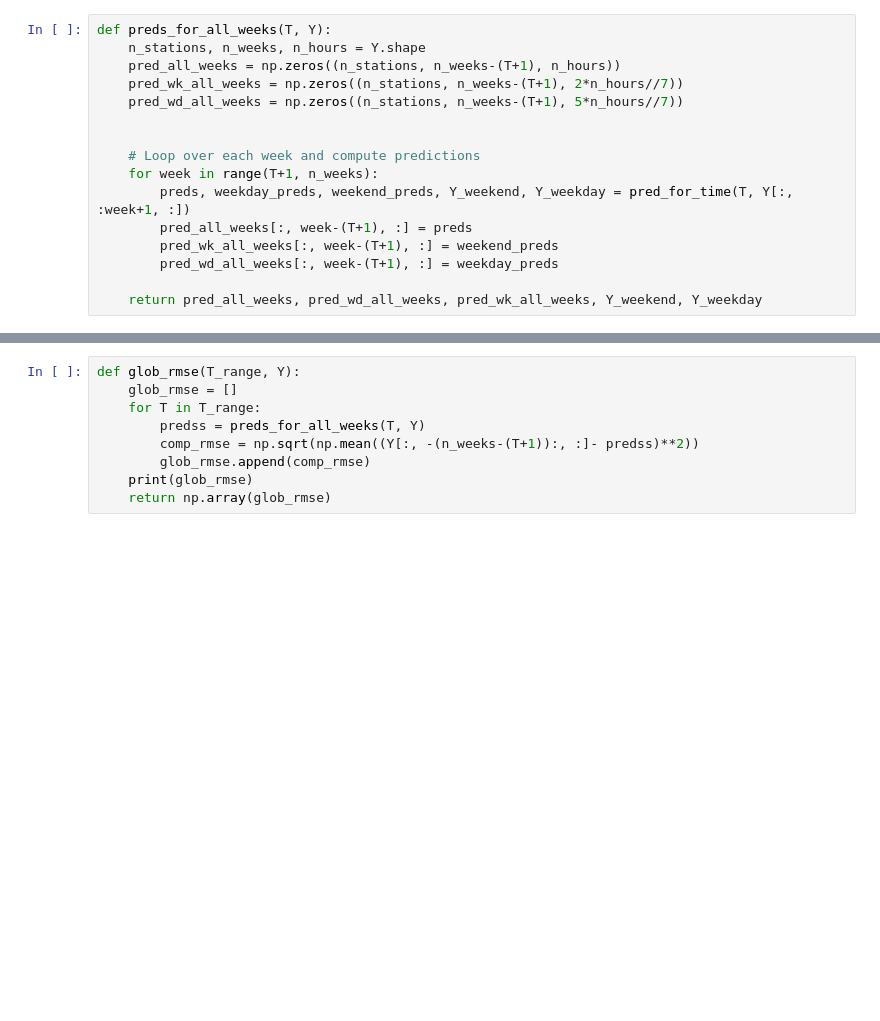
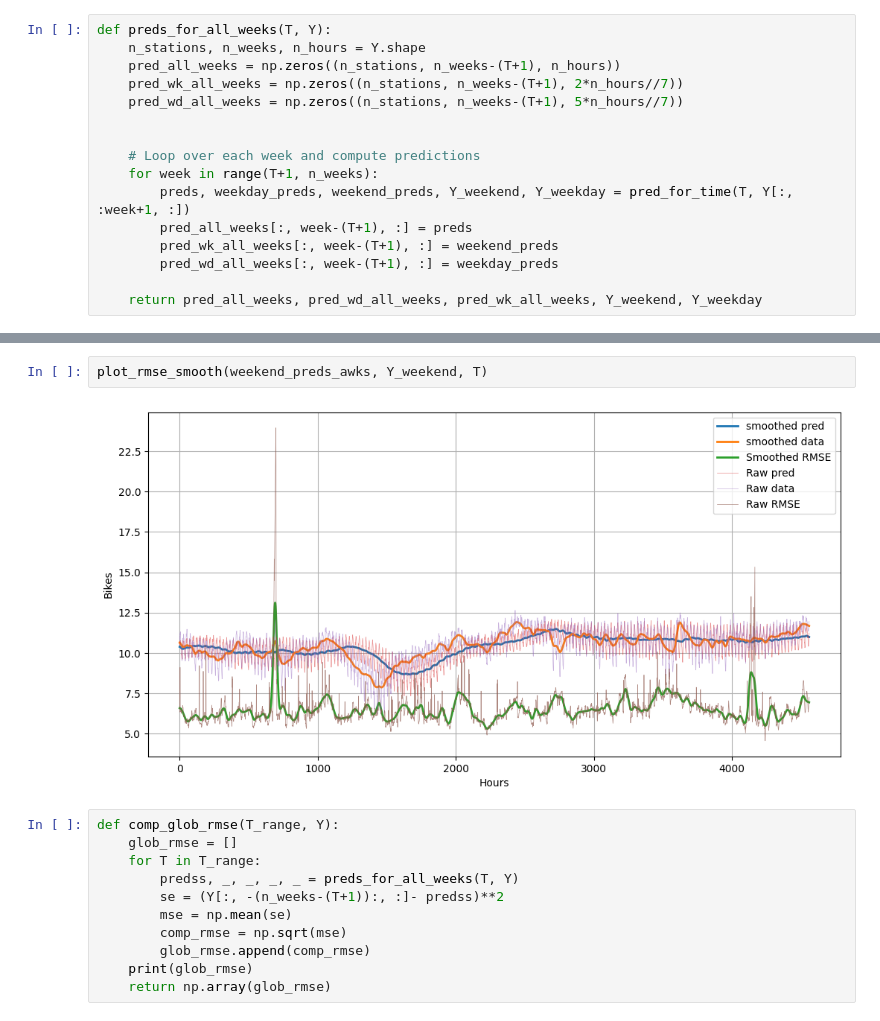
Before and after one commit to ArmanddeCacqueray/Rebalancig_final_repository, a Jupyter notebook: z_benchmark/moyenne.ipynb, the cells around one changed output, grey strips where cells are left out. Cells and saved outputs as stored; diff of their text form; blank space fills up the shorter version.

```diff
--- a/z_benchmark/moyenne.ipynb
+++ b/z_benchmark/moyenne.ipynb
@@ -285,9 +205,15 @@ plt.show()
+# %%
+plot_rmse_smooth(weekend_preds_awks, Y_weekend, T)
+# %% [output]
+[figure, added]
 # %%
-def glob_rmse(T_range, Y):
+def comp_glob_rmse(T_range, Y):
     glob_rmse = []
     for T in T_range:
-        predss = preds_for_all_weeks(T, Y)
-        comp_rmse = np.sqrt(np.mean((Y[:, -(n_weeks-(T+1)):, :]- predss)**2))
+        predss, _, _, _, _ = preds_for_all_weeks(T, Y)
+        se = (Y[:, -(n_weeks-(T+1)):, :]- predss)**2
+        mse = np.mean(se)
+        comp_rmse = np.sqrt(mse)
         glob_rmse.append(comp_rmse)
     print(glob_rmse)
     return np.array(glob_rmse)
```
Also changed, not shown: parts of 11 cells of this notebook, 1 other file.
